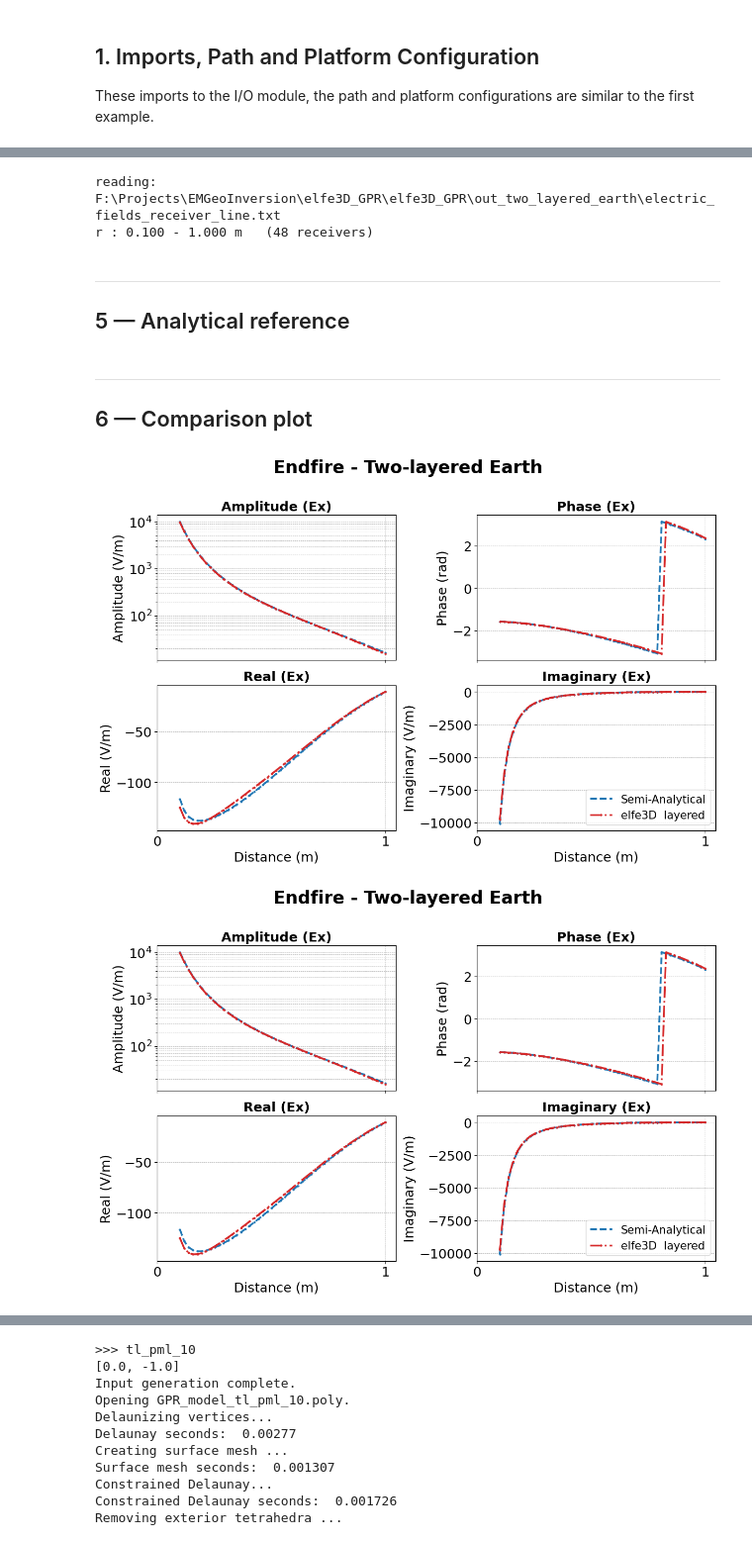
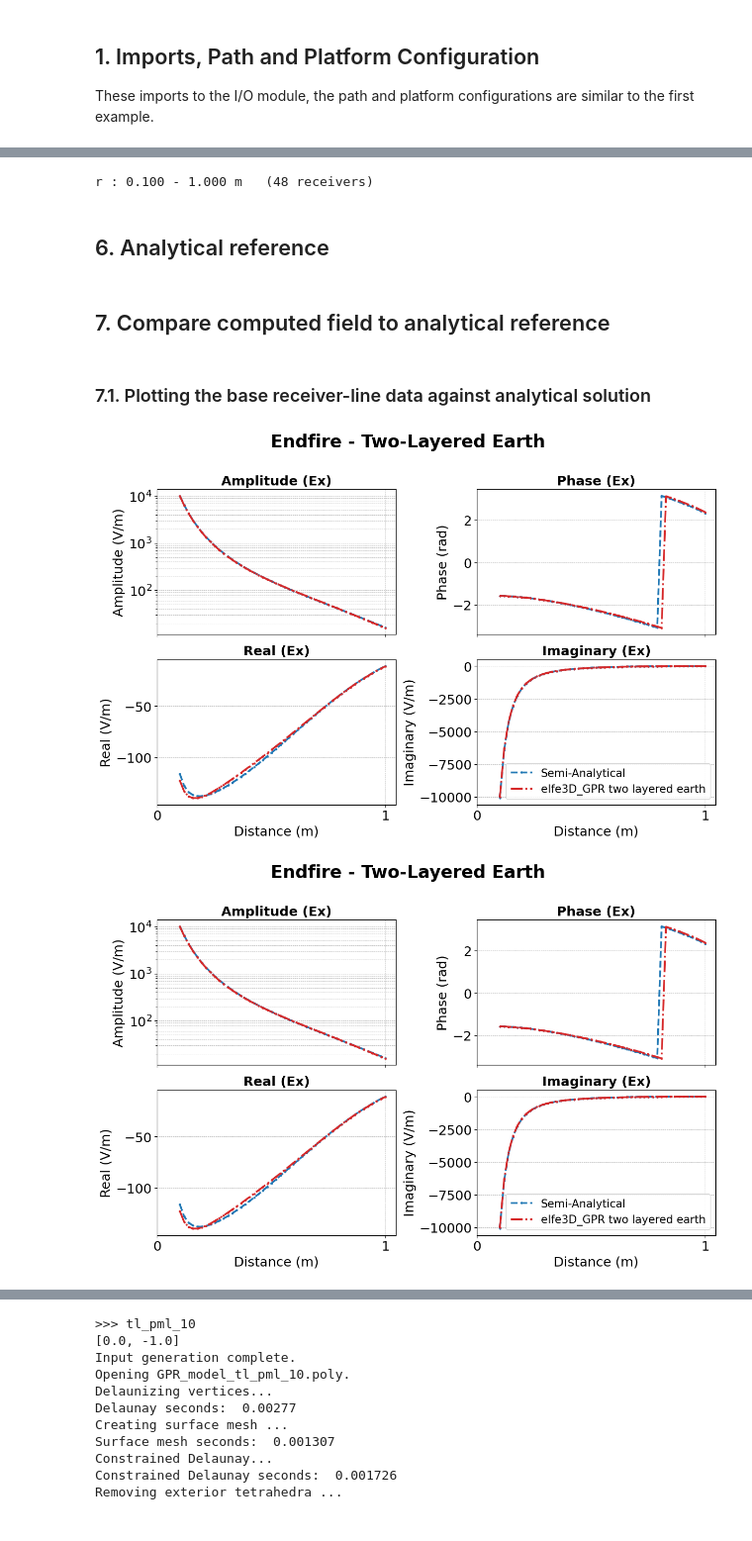
Before and after one commit to emsig/elfe3D_GPR, a Jupyter notebook: examples/03_two_layered_earth.ipynb, the cells around one changed output, grey strips where cells are left out. Shown at 99% size. Saved outputs shown, nothing was run; the diff lists cells and outputs as text; code cells hidden in the pictures.

```diff
--- a/examples/03_two_layered_earth.ipynb
+++ b/examples/03_two_layered_earth.ipynb
@@ -48,30 +45,28 @@ The two layers are now of thickness $1$ m and a thin layer of $\lambda_{air}/30$
 # %%
 f    = 100e6
-wave = 3e8 / f     # 3.0 m in air;  lambda_2 = wave / sqrt(9) = 1.0 m in layer 2
-
-BASE_DIR = MASTER_PATH
+wave = 3e8 / f     # 3.0 m in air
 
 survey = GPRSurvey.build(
     experiment_name = 'two_layered_earth',
-    base_dir        = BASE_DIR,
+    base_dir        = MASTER_PATH,
 
-    # Domain  (z goes down to just past second layer + PML)
+    # Domain
     x_e = [-wave/10, 1 + wave/10],
     y_e = [-wave/10,     wave/10],
     z_e = [-1.0 - wave/10/3, wave/10],
 
-    # Materials — air + 2 earth layers
+    # Material definition (air/free-space)
     air_eps_r = 1.0,
     air_sigma = 1e-16,
-    layer_thicknesses = [1.0,    wave/10/3],   # layer 1: 1 m,  layer 2: thin half-space
+    # Material definition (earth layers)
+    layer_thicknesses = [1.0,    wave/30],   # layer 1: 1 m,  layer 2: thin half-space
     layer_eps_r       = [4.0,    9.0],
     layer_sigma       = [1e-4,   1e-3],
     layer_mu_r        = [1.0,    1.0],
     layer_sigma_m     = [0.0,    0.0],
 
     # Source
-    ricker_central_f    = f,
-    num_points_per_range = 1,
+    f_list              = [f],
     antenna_position    = [0.0, 0.0, 0.025],
     source_type         = 6,
     current_direction   = 1,
@@ -103,7 +98,7 @@ survey = GPRSurvey.build(
 )
 
 survey.generate()
-print('poly :', survey.io.poly_file)
+# print('poly :', survey.io.poly_file)
 # %% [output]
 odepths: [np.float64(0.075), np.float64(0.0375), np.float64(0.025)]
 Source antenna length: 0.0006 m
@@ -163,34 +161,32 @@ Done in 196.2s
 # %%
 result_txt = survey.io.output_dir / 'electric_fields_receiver_line.txt'
-print('reading:', result_txt)
+# print('reading:', result_txt)
 
 ef = ElfeLoader(
     filepath    = str(result_txt),
-    label       = 'elfe3D  layered',
+    label       = 'elfe3D_GPR two layered earth', # Changed label for plotting
     num_endfire = 48,
 ).endfire()
 
 print(f'r : {ef.r.min():.3f} - {ef.r.max():.3f} m   ({len(ef.r)} receivers)')
 # %% [output]
-reading: F:\Projects\EMGeoInversion\elfe3D_GPR\elfe3D_GPR\out_two_layered_earth\electric_fields_receiver_line.txt
 r : 0.100 - 1.000 m   (48 receivers)
 # %% [markdown]
----
-## 5 — Analytical reference
+## 6. Analytical reference
 # %%
-# Two-layer Evert reference  (eps_r = 4 / 9)
-ANALYTICAL_DIR = r'F:\Projects\EMGeoInversion\elfe3D_GPR\data\data_semi_analytical'
+ANALYTICAL_DIR = (Path("..") / "data"/ "data_semi_analytical").resolve()    # Directory for where to find the analytical reference data.
 
 semi_analytical = AnalyticalLoader(
     os.path.join(ANALYTICAL_DIR, 'Exx_single_freq_4_9_100MHz_NR.csv'),
     label='Semi-Analytical',
 ).endfire()
 # %% [markdown]
----
-## 6 — Comparison plot
+## 7. Compare computed field to analytical reference
+# %% [markdown]
+### 7.1. Plotting the base receiver-line data against analytical solution
 # %%
-ReceiverLinePlot([semi_analytical, ef]).plot(suptitle="Endfire - Two-layered Earth")
+ReceiverLinePlot([semi_analytical, ef]).plot(suptitle="Endfire - Two-Layered Earth")
 # %% [output]
-[figure, old version]
+[figure, new version]
-[figure, old version]
+[figure, new version]
 # %% [markdown]
```
Also changed, not shown: parts of 27 cells of this notebook, 9 other files.
